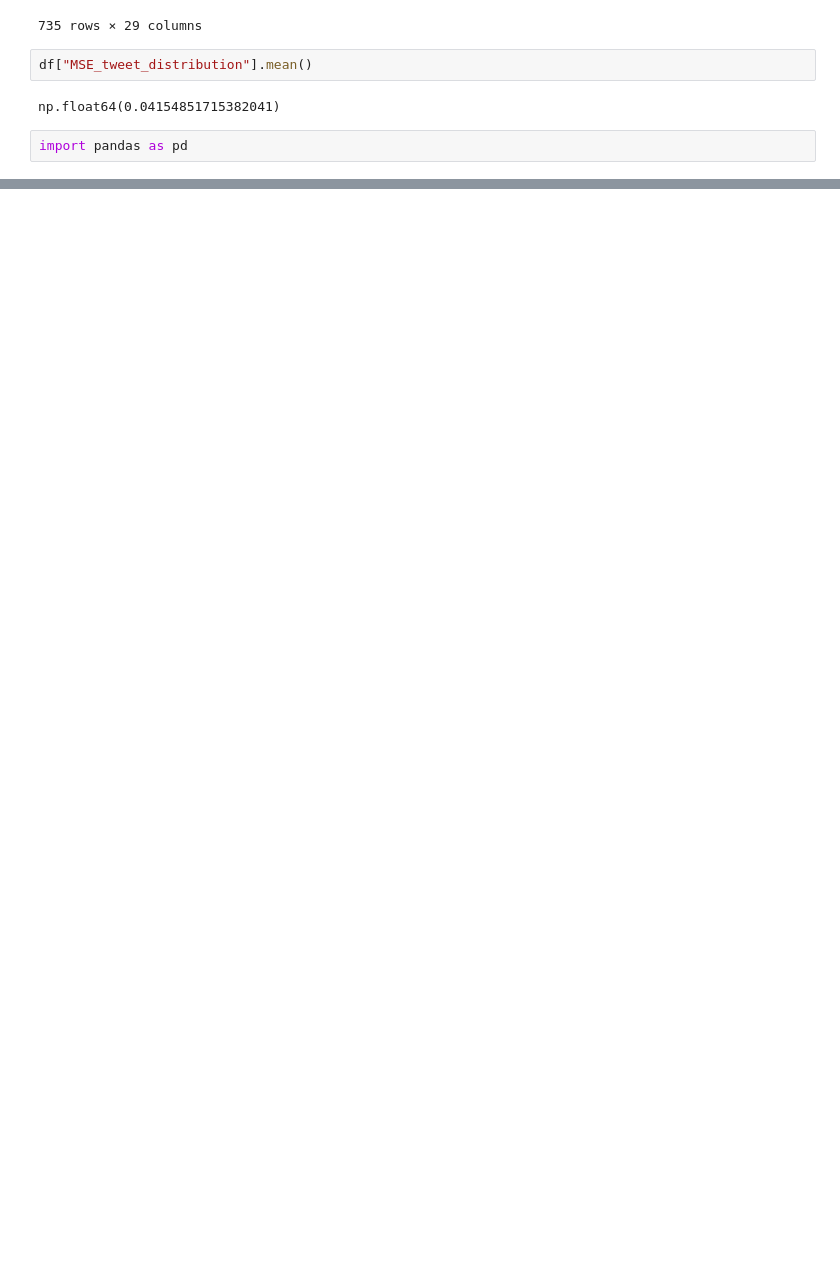
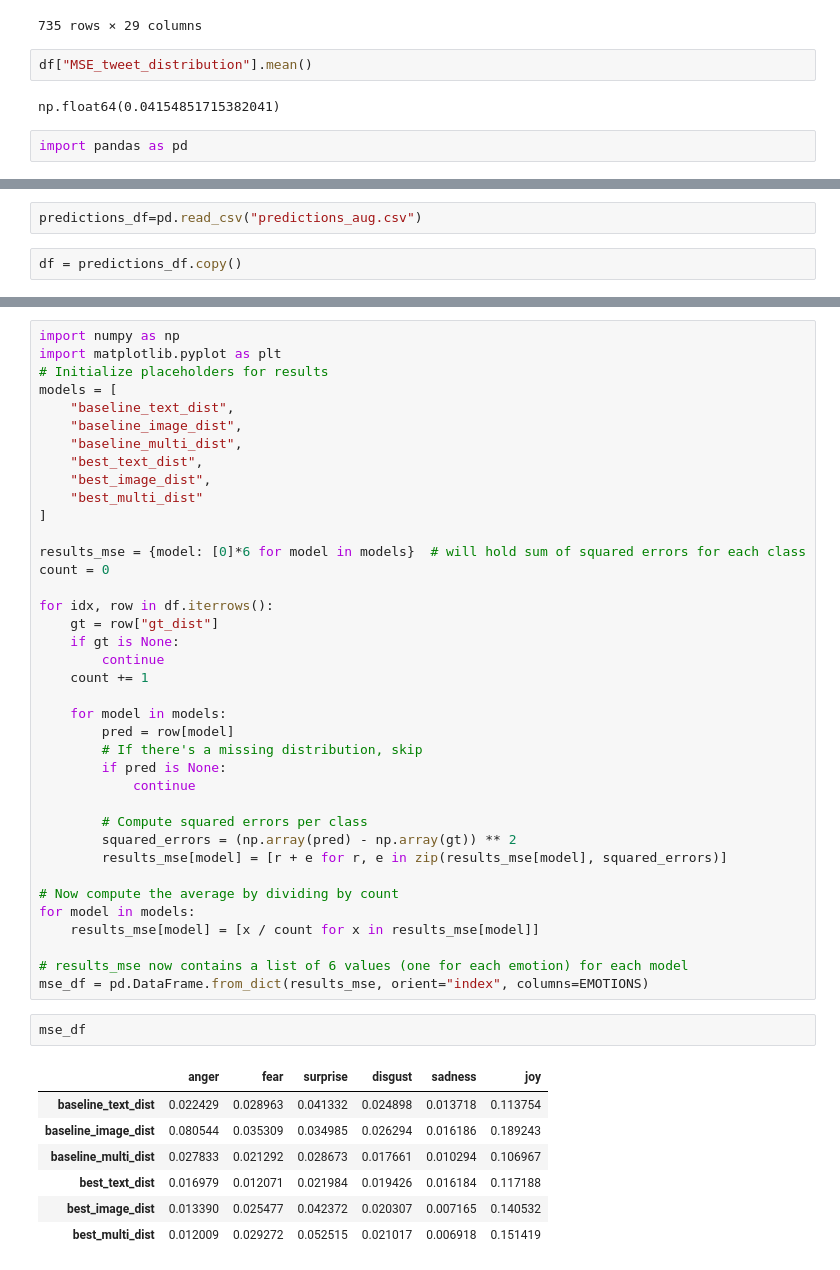
Before and after one commit to tyagiprnv/masterthesis, a Jupyter notebook: src/notebooks/baseline_scores.ipynb, the cells around one changed output, grey strips where cells are left out. Saved outputs shown, nothing was run; the diff lists cells and outputs as text; blank space fills up the shorter version.

```diff
--- a/src/notebooks/baseline_scores.ipynb
+++ b/src/notebooks/baseline_scores.ipynb
@@ -240,0 +460,4 @@ len(df.id.unique())
+# %%
+predictions_df=pd.read_csv("predictions_aug.csv")
+# %%
+df = predictions_df.copy()
@@ -240,0 +483,48 @@ len(df.id.unique())
+# %%
+import numpy as np
+import matplotlib.pyplot as plt
+# Initialize placeholders for results
+models = [
+    "baseline_text_dist",
+    "baseline_image_dist",
+    "baseline_multi_dist",
+    "best_text_dist",
+    "best_image_dist",
+    "best_multi_dist"
+]
+
+results_mse = {model: [0]*6 for model in models}  # will hold sum of squared errors for each class
+count = 0
+
+for idx, row in df.iterrows():
+    gt = row["gt_dist"]
+    if gt is None:
+        continue
+    count += 1
+
+    for model in models:
+        pred = row[model]
+        # If there's a missing distribution, skip
+        if pred is None:
+            continue
+
+        # Compute squared errors per class
+        squared_errors = (np.array(pred) - np.array(gt)) ** 2
+        results_mse[model] = [r + e for r, e in zip(results_mse[model], squared_errors)]
+
+# Now compute the average by dividing by count
+for model in models:
+    results_mse[model] = [x / count for x in results_mse[model]]
+
+# results_mse now contains a list of 6 values (one for each emotion) for each model
+mse_df = pd.DataFrame.from_dict(results_mse, orient="index", columns=EMOTIONS)
+# %%
+mse_df
+# %% [output]
+|  | anger | fear | surprise | disgust | sadness | joy |
+| baseline_text_dist | 0.022429 | 0.028963 | 0.041332 | 0.024898 | 0.013718 | 0.113754 |
+| baseline_image_dist | 0.080544 | 0.035309 | 0.034985 | 0.026294 | 0.016186 | 0.189243 |
+| baseline_multi_dist | 0.027833 | 0.021292 | 0.028673 | 0.017661 | 0.010294 | 0.106967 |
+| best_text_dist | 0.016979 | 0.012071 | 0.021984 | 0.019426 | 0.016184 | 0.117188 |
+| best_image_dist | 0.013390 | 0.025477 | 0.042372 | 0.020307 | 0.007165 | 0.140532 |
+| best_multi_dist | 0.012009 | 0.029272 | 0.052515 | 0.021017 | 0.006918 | 0.151419 |
```
Also changed, not shown: parts of 22 cells of this notebook, 32 other files.
